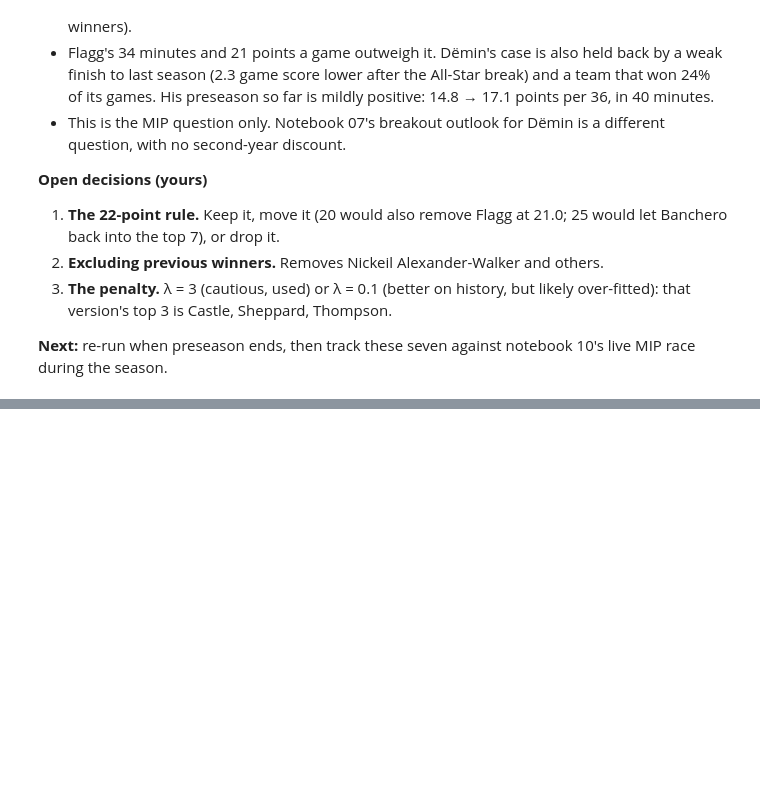
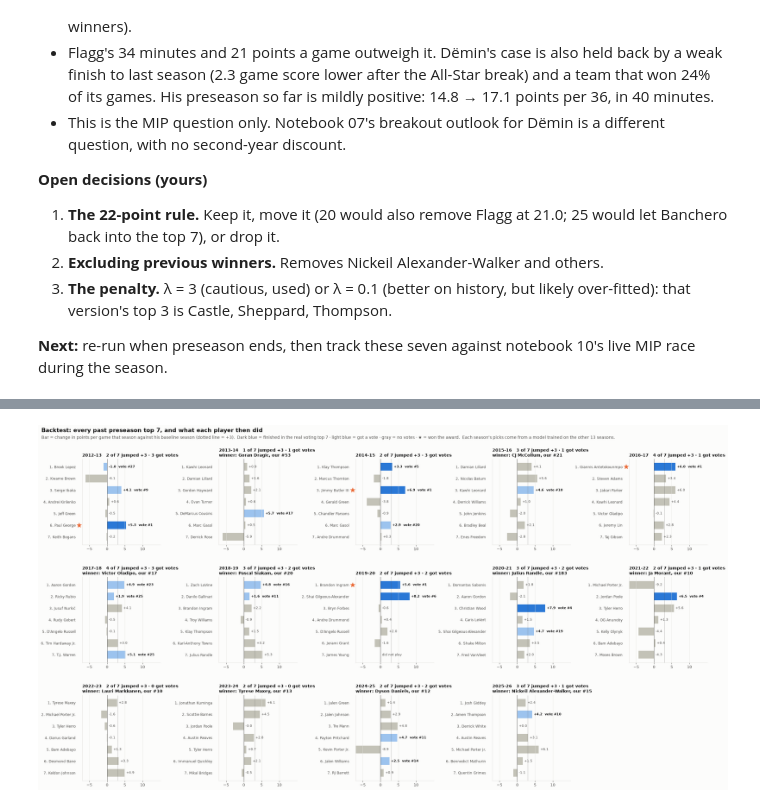
Before and after one commit to dan-j-e/unicorn-hunting, a Jupyter notebook: notebooks/10_1_preseason_mip.ipynb, the cells around one changed output, grey strips where cells are left out. Drawn from its saved outputs; the diff is of its cells as text; code cells hidden in the pictures; blank space fills up the shorter version.

Commit message:
Notebook 10.1D: backtest of every past preseason top 7

```diff
--- a/notebooks/10_1_preseason_mip.ipynb
+++ b/notebooks/10_1_preseason_mip.ipynb
@@ -480,0 +551,8 @@ total                               -1.59          1.79
+# %%
+picks, _ = top7(chances[("leave-one-out", "with preseason form (used)")])
+strict_picks, _ = top7(chances[("strict", "with preseason form (used)")])
+by_season = picks.groupby("season").agg(winner_in_our_7=("mip", "any"), in_real_top_7=("vote_rank", lambda v: int((v <= 7).sum())), got_a_vote=("vote_rank", "count"),
+                                        jumped_3_points=("jump", "sum"), average_points_change=("ppg_change", "mean"))
+by_season["best pick"] = [d.loc[d["ppg_change"].idxmax(), "player_name"] + f" ({d['ppg_change'].max():+.1f})" for _, d in picks.groupby("season")]
+by_season["worst pick"] = [d.loc[d["ppg_change"].idxmin(), "player_name"] + f" ({d['ppg_change'].min():+.1f})" for _, d in picks.groupby("season")]
+by_season.round(1)
@@ -480,0 +576,30 @@ total                               -1.59          1.79
+# %%
+seasons = sorted(picks["season"].unique())
+fig, axes = plt.subplots(3, 5, figsize=(23, 12.5))
+for ax in axes.flat[len(seasons):]:
+    ax.axis("off")
+for ax, s in zip(axes.flat, seasons):
+    d = picks[picks["season"] == s].sort_values("our_rank", ascending=False)
+    y = np.arange(len(d)); v = d["ppg_change"].fillna(0).to_numpy()
+    voted, top = d["vote_rank"].notna().to_numpy(), (d["vote_rank"] <= 7).to_numpy()
+    ax.barh(y, v, color=np.where(top, BLUE, np.where(voted, "#9cc3ee", MUTED)), height=0.66)
+    ax.axvline(0, color=INK2, linewidth=0.8); ax.axvline(3, color=INK2, linewidth=0.8, linestyle=":")
+    for yi, (_, r) in zip(y, d.iterrows()):
+        txt = "did not play" if pd.isna(r["ppg_change"]) else f"{r['ppg_change']:+.1f}" + (f"  vote #{int(r['vote_rank'])}" if pd.notna(r["vote_rank"]) else "")
+        x = max(0 if pd.isna(r["ppg_change"]) else r["ppg_change"], 0)
+        ax.annotate(txt, (x, yi), xytext=(4, 0), textcoords="offset points", va="center", fontsize=8, color=INK if pd.notna(r["vote_rank"]) else INK2,
+                    fontweight="bold" if pd.notna(r["vote_rank"]) else "normal")
+        if r["mip"]:
+            ax.scatter([-0.04], [yi], marker="*", s=130, color=ORANGE, clip_on=False, zorder=4, transform=ax.get_yaxis_transform())
+    ax.set_yticks(y, [f"{r['our_rank']}. {r['player_name']}" for _, r in d.iterrows()], fontsize=8.5)
+    ax.set_xlim(-7, 15); ax.set_xticks([-5, 0, 5, 10]); ax.grid(axis="y", visible=False); ax.tick_params(axis="y", length=0, pad=16)
+    w = B[(B["season"] == s) & B["mip"]].iloc[0]
+    miss = "" if d["mip"].any() else f"\nwinner: {w['player_name']}, our #{int(history.loc[s, 'his preseason rank'])}"
+    ax.set_title(f"{s}   {int(d['jump'].sum())} of 7 jumped +3 · {int(voted.sum())} got votes{miss}", loc="left", fontsize=10)
+fig.suptitle("Backtest: every past preseason top 7, and what each player then did", x=0.01, y=0.995, ha="left", fontsize=14, fontweight="bold")
+fig.text(0.01, 0.965, "Bar = change in points per game that season against his baseline season (dotted line = +3).  Dark blue = finished in the real voting top 7 · light blue = got a vote · "
+         "gray = no votes · ★ = won the award.  Each season's picks come from a model trained on the other 13 seasons.", ha="left", fontsize=10, color=INK2)
+fig.subplots_adjust(left=0.07, right=0.99, top=0.91, bottom=0.04, wspace=0.75, hspace=0.38)
+fig.savefig(FIG_DIR / "10_1_preseason_backtest_board.png", dpi=150, bbox_inches="tight")
+# %% [output]
+[figure, added]
```
Also changed, not shown: parts of 5 cells of this notebook, 2 other files.
